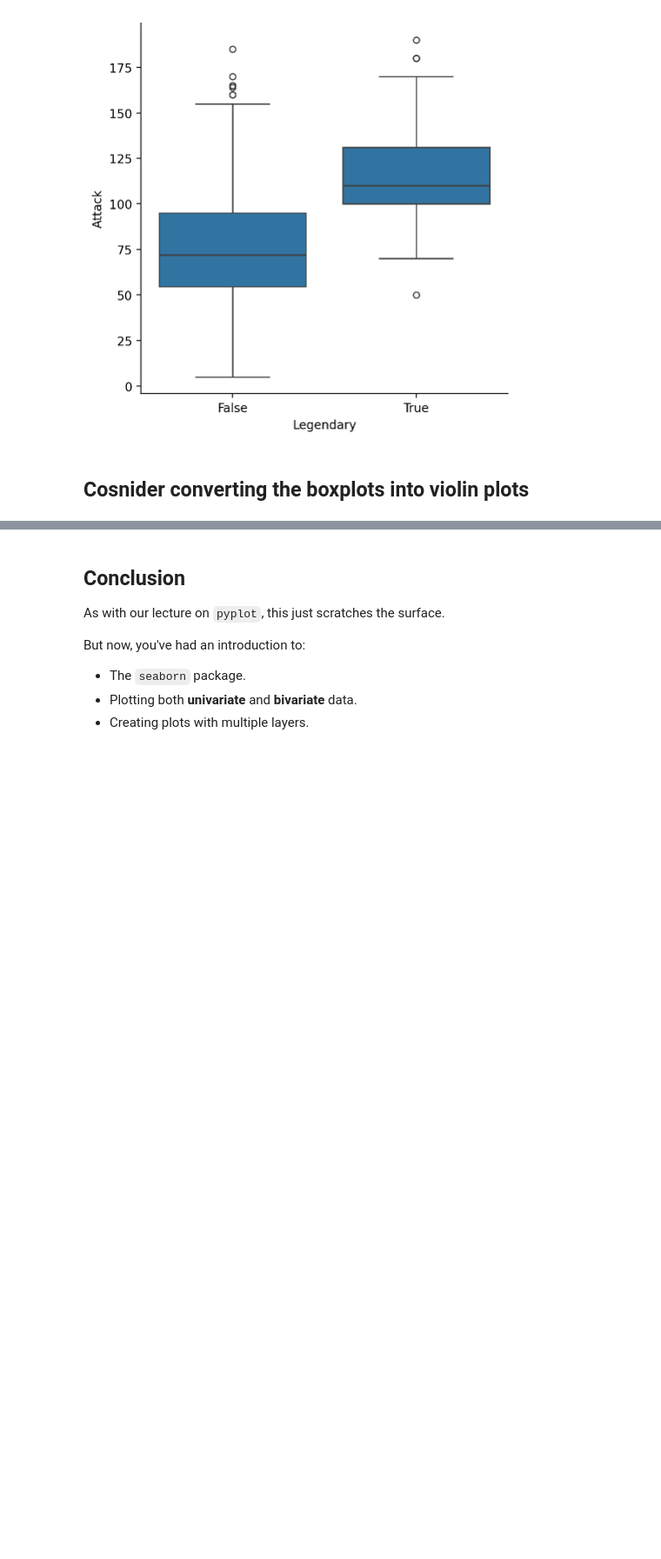
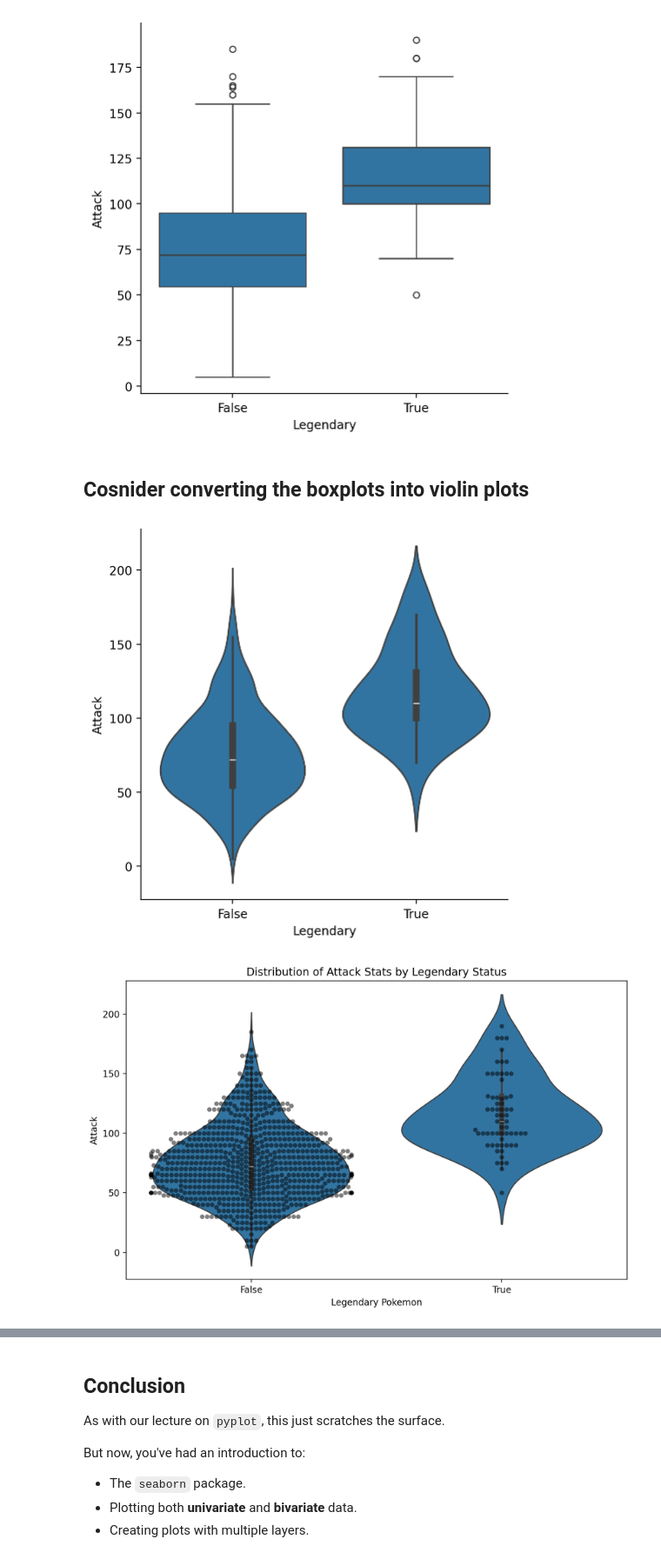
Before and after one commit to PawelNecel05/ds2025, a Jupyter notebook: Exercise6.ipynb, the cells around one changed output, grey strips where cells are left out. Shown at 87% size. Saved outputs shown, nothing was run; the diff lists cells and outputs as text; code cells hidden in the pictures; blank space fills up the shorter version.

```diff
--- a/Exercise6.ipynb
+++ b/Exercise6.ipynb
@@ -382,3 +390,19 @@ sns.catplot(data = df_pokemon, x = "Legendary",
 [figure]
 # %% [markdown]
 ## Cosnider converting the boxplots into violin plots
+# %%
+sns.catplot(data=df_pokemon, x="Legendary", y="Attack", kind="violin")
+plt.figure(figsize=(10, 6)) # add swarm plots to show individual points
+sns.violinplot(data=df_pokemon, x="Legendary", y="Attack")
+sns.swarmplot(data=df_pokemon, x="Legendary", y="Attack", color="black", alpha=0.5)
+plt.title("Distribution of Attack Stats by Legendary Status")
+plt.xlabel("Legendary Pokemon")
+plt.ylabel("Attack")
+plt.figure(figsize=(12, 6)) # split the violin by another variable like Legendary
+sns.violinplot(data=df_pokemon, x="Type 1", y="Attack", hue="Legendary", split=True, inner="quartile", palette="pastel")
+plt.title("Distribution of Attack by Pokemon Type and Legendary Status")
+plt.xticks(rotation=45)
+plt.tight_layout()
+# %% [output]
+[figure, added]
+[figure, added]
```
Also changed, not shown: parts of 6 cells of this notebook.
